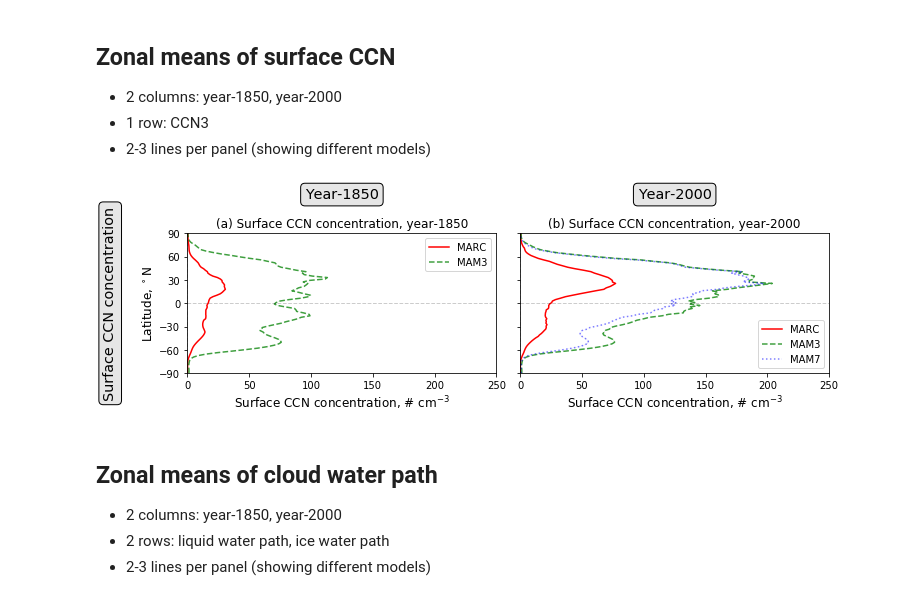
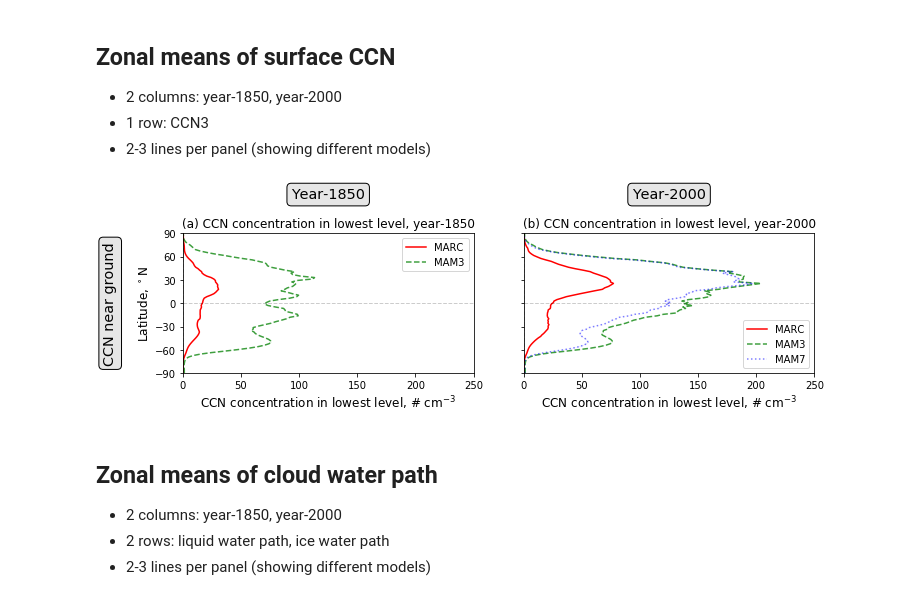
Before and after one commit to grandey/p17c-marc-comparison, a Jupyter notebook: analysis_prelim/analysis_prelim_p17c.ipynb, the cells around one changed output. Cells and saved outputs as stored; diff of their text form; code cells hidden in the pictures.

```diff
--- a/analysis_prelim/analysis_prelim_p17c.ipynb
+++ b/analysis_prelim/analysis_prelim_p17c.ipynb
@@ -224,7 +224,7 @@ fig.savefig('temp.pdf', bbox_inches='tight')
 # %%
 fig, axs = plt.subplots(1, 2, figsize=(10, 3), sharey=True, sharex=False)
 var_name = 'CCN3'
-var_long = 'Surface CCN concentration'
+var_long = 'CCN concentration in lowest level'
 xlabel = var_long + r', # cm$^{-3}$'
 sf = 1
 xlim = (0, 250)
@@ -234,36 +234,36 @@ for year, c in zip(('1850', '2000'), range(2)):
     # If year-1850, include ylabel
     if year == '1850':
         ylabel = True
     # If year-2000, include MAM7
     else:
         model_var_dict['mam7'] = var_name
         ylabel = False
     # Title
     title = '({}) {}, year-{}'.format(chr(97+c), var_long, year)
     # Plot panel
     zonal_mean_line_plot(year=year, model_var_dict=model_var_dict,
                          sf=sf, xlabel=xlabel, xlim=xlim,
                          ylabel=ylabel, title=title, ax=axs[c])
 # Row title
 xlim = axs[0].get_xlim()
 xpos = -0.25 * xlim[1]
-axs[0].text(xpos, 0, var_long,
+axs[0].text(xpos, 0, 'CCN near ground',
             fontsize='x-large', verticalalignment='center', horizontalalignment='center',
             rotation=90,
             bbox={'boxstyle': 'round', 'fc': '0.9', 'ec': 'k'})
 # Column titles
 for year, c in zip(('1850', '2000'), range(2)):
     xlim = axs[c].get_xlim()
     xpos = np.mean(xlim)
     axs[c].text(xpos, 140, 'Year-{}'.format(year),
                 fontsize='x-large', verticalalignment='center', horizontalalignment='center',
                 bbox={'boxstyle': 'round, pad=0.3', 'fc': '0.9', 'ec': 'k'})
 # Prevent overlapping labels
 fig.tight_layout()
 # Save
-fig.savefig('temp.pdf', bbox_inches='tight')
+fig.savefig('local/ccn_surface_zonal_means.pdf', bbox_inches='tight')
 # %% [output]
-[figure, old version]
+[figure, new version]
 # %% [markdown]
 ## Zonal means of cloud water path
 - 2 columns: year-1850, year-2000
```
Also changed, not shown: parts of 6 cells of this notebook, 1 other file.
